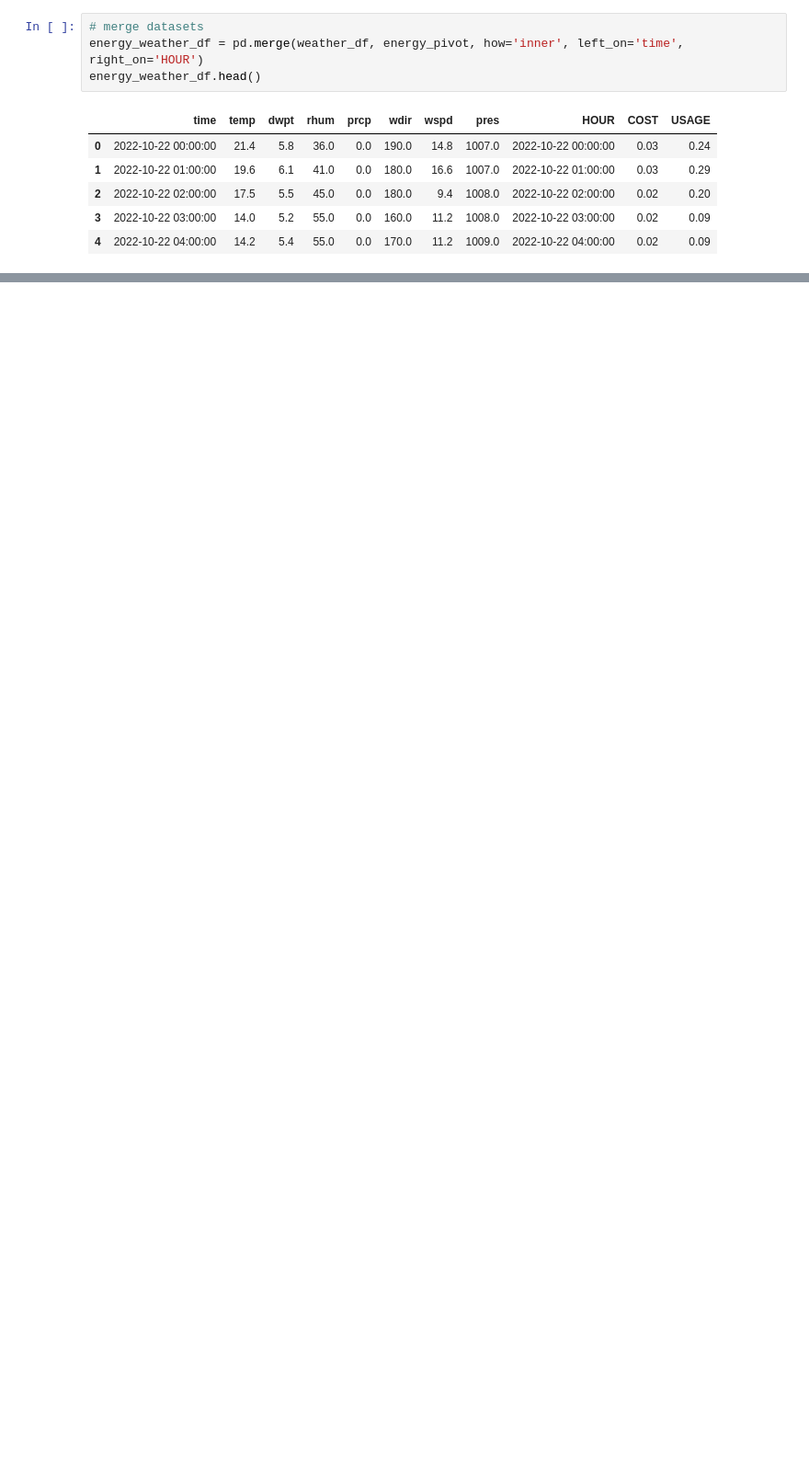
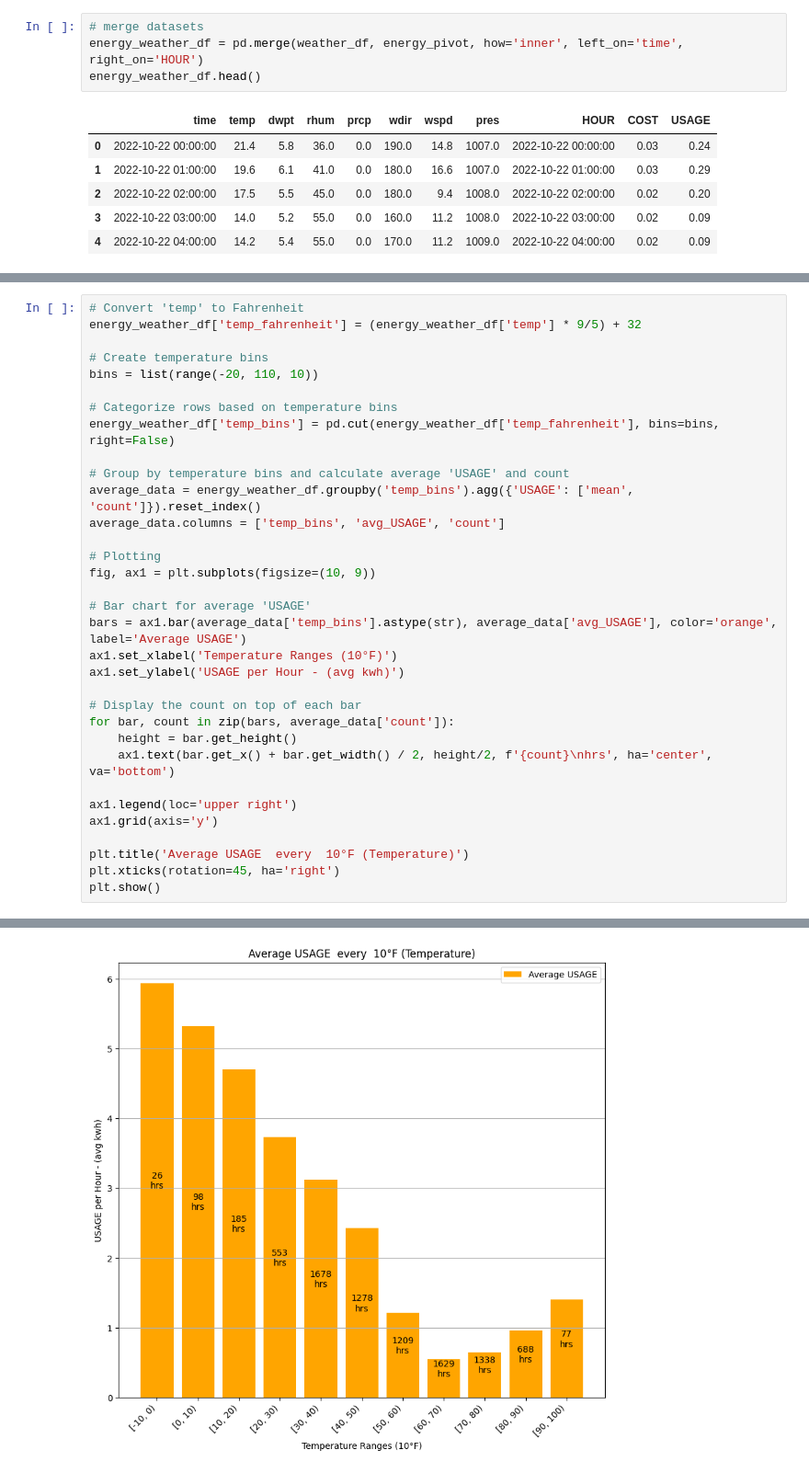
Before and after one commit to MichaelSalata/Energy_Use_Info, a Jupyter notebook: electricity_and_weather_analysis.ipynb, the cells around one changed output, grey strips where cells are left out. Shown: that part at 92% size. Saved outputs shown, nothing was run; the diff lists cells and outputs as text; blank space fills up the shorter version.

```diff
--- a/electricity_and_weather_analysis.ipynb
+++ b/electricity_and_weather_analysis.ipynb
@@ -251,0 +357,34 @@ plt.show()
+# %%
+# Convert 'temp' to Fahrenheit
+energy_weather_df['temp_fahrenheit'] = (energy_weather_df['temp'] * 9/5) + 32
+
+# Create temperature bins
+bins = list(range(-20, 110, 10))
+
+# Categorize rows based on temperature bins
+energy_weather_df['temp_bins'] = pd.cut(energy_weather_df['temp_fahrenheit'], bins=bins, right=False)
+
+# Group by temperature bins and calculate average 'USAGE' and count
+average_data = energy_weather_df.groupby('temp_bins').agg({'USAGE': ['mean', 'count']}).reset_index()
+average_data.columns = ['temp_bins', 'avg_USAGE', 'count']
+
+# Plotting
+fig, ax1 = plt.subplots(figsize=(10, 9))
+
+# Bar chart for average 'USAGE'
+bars = ax1.bar(average_data['temp_bins'].astype(str), average_data['avg_USAGE'], color='orange', label='Average USAGE')
+ax1.set_xlabel('Temperature Ranges (10°F)')
+ax1.set_ylabel('USAGE per Hour - (avg kwh)')
+
+# Display the count on top of each bar
+for bar, count in zip(bars, average_data['count']):
+    height = bar.get_height()
+    ax1.text(bar.get_x() + bar.get_width() / 2, height/2, f'{count}\nhrs', ha='center', va='bottom')
+
+ax1.legend(loc='upper right')
+ax1.grid(axis='y')
+
+plt.title('Average USAGE  every  10°F (Temperature)')
+plt.xticks(rotation=45, ha='right')
+plt.show()
+# %% [output]
@@ -251,0 +393 @@ plt.show()
+[figure, added]
```
Also changed, not shown: parts of 16 cells of this notebook.
